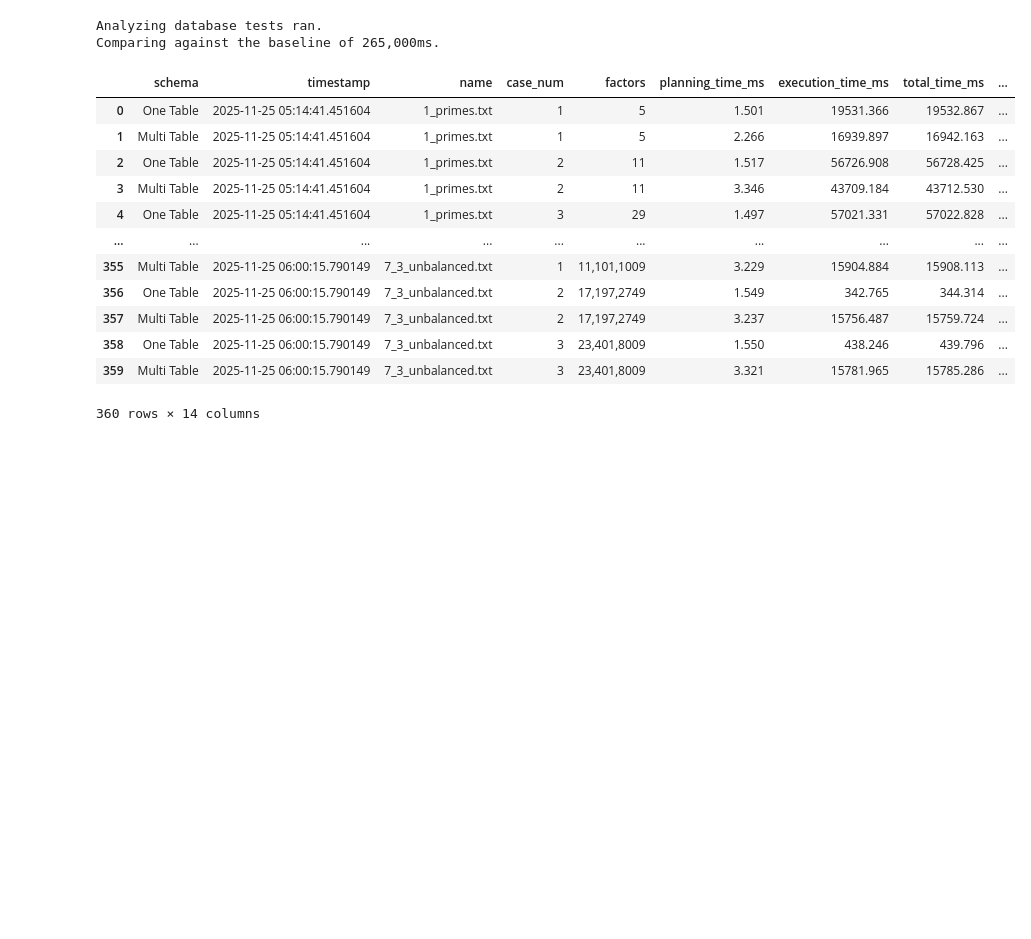
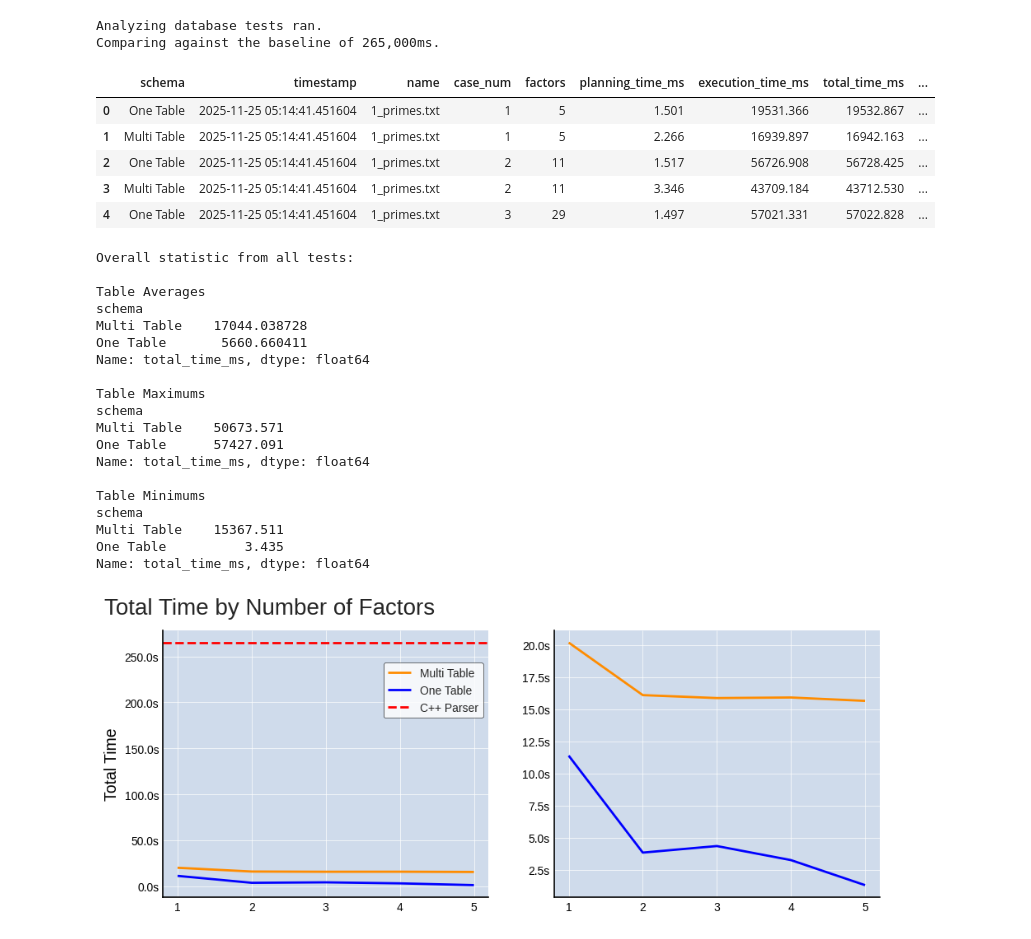
Before and after one commit to gustavo-bravo11/CPSC571-Carmichael_Storage, a Jupyter notebook: performance_testing/analyze_results.ipynb, the cells around one changed output. Saved outputs shown, nothing was run; the diff lists cells and outputs as text; code cells hidden in the pictures; blank space fills up the shorter version.

Commit message:
Added some visualizations, created functions to be used by us in the report

```diff
--- a/performance_testing/analyze_results.ipynb
+++ b/performance_testing/analyze_results.ipynb
@@ -82,3 +87,26 @@ def collect_and_parse_data() -> list[list[dict]]:
         results += parse_explain_file(item / MULTI_TABLE_FILENAME, item.name, "Multi Table")
 
     return results
+# %%
+def clean_names(name: str) -> str:
+    """
+    Helper function used to sanitize the column names for visualizing.
+    """
+    return name.replace('_', ' ').replace('num', 'Number').replace('ms','').strip().title()
+
+def ms_to_s(val: str, pos:int) -> str:
+    """
+    Helper callback used to convert ms to s
+    by Str formatter.
+    """
+    return f'{val/1000}s'
+
+def display_summary_stats(df:pd.DataFrame) -> None:
+    print("\nOverall statistic from all tests:")
+    print("\nTable Averages")
+    print(df.groupby(['schema'])['total_time_ms'].mean())
+    print("\nTable Maximums")
+    print(df.groupby(['schema'])['total_time_ms'].max())
+    print("\nTable Minimums")
+    print(df.groupby(['schema'])['total_time_ms'].min())
+    print()
@@ -118,39 +284,68 @@ def main():
     )
 
     # Balanced if the order of magnitudes equal from min to max
     results_df["balanced"] = results_df.apply(
         lambda x: "Balanced" if x["min_ord_mag10"] == x["max_ord_mag10"] else "Unbalanced",
         axis=1
     )
 
     # Sort the table by timestamp (asc), name (asc), case_num (asc), schema (asc)
     results_df.sort_values(
         ["timestamp", "name", "case_num", "schema"],
         ascending=[True, True, True, False],
         ignore_index=True,
         inplace=True,
     )
 
-    display(results_df)
+    display(results_df.head())
 
-    # Summary statistics on the data
+    display_summary_stats(results_df)
+
+    # Create some visualizations!
+    create_grid(
+        df=results_df,
+        title="Total Time by Number of Factors",
+        gb_col='num_of_factors',
+        val_col='total_time_ms'
+    )
+
+    create_grid(
+        df=results_df,
+        title="Improvement From Baseline",
+        gb_col='num_of_factors',
+        val_col='improvement_ms',
+        improvement=True
+    )
 
 
 if __name__ == "__main__":
     main()
 # %% [output]
 Analyzing database tests ran.
 Comparing against the baseline of 265,000ms.
 |  | schema | timestamp | name | case_num | factors | planning_time_ms | execution_time_ms | total_time_ms | ... |
 | 0 | One Table | 2025-11-25 05:14:41.451604 | 1_primes.txt | 1 | 5 | 1.501 | 19531.366 | 19532.867 | ... |
 | 1 | Multi Table | 2025-11-25 05:14:41.451604 | 1_primes.txt | 1 | 5 | 2.266 | 16939.897 | 16942.163 | ... |
 | 2 | One Table | 2025-11-25 05:14:41.451604 | 1_primes.txt | 2 | 11 | 1.517 | 56726.908 | 56728.425 | ... |
 | 3 | Multi Table | 2025-11-25 05:14:41.451604 | 1_primes.txt | 2 | 11 | 3.346 | 43709.184 | 43712.530 | ... |
 | 4 | One Table | 2025-11-25 05:14:41.451604 | 1_primes.txt | 3 | 29 | 1.497 | 57021.331 | 57022.828 | ... |
-| ... | ... | ... | ... | ... | ... | ... | ... | ... | ... |
-| 355 | Multi Table | 2025-11-25 06:00:15.790149 | 7_3_unbalanced.txt | 1 | 11,101,1009 | 3.229 | 15904.884 | 15908.113 | ... |
-| 356 | One Table | 2025-11-25 06:00:15.790149 | 7_3_unbalanced.txt | 2 | 17,197,2749 | 1.549 | 342.765 | 344.314 | ... |
-| 357 | Multi Table | 2025-11-25 06:00:15.790149 | 7_3_unbalanced.txt | 2 | 17,197,2749 | 3.237 | 15756.487 | 15759.724 | ... |
-| 358 | One Table | 2025-11-25 06:00:15.790149 | 7_3_unbalanced.txt | 3 | 23,401,8009 | 1.550 | 438.246 | 439.796 | ... |
-| 359 | Multi Table | 2025-11-25 06:00:15.790149 | 7_3_unbalanced.txt | 3 | 23,401,8009 | 3.321 | 15781.965 | 15785.286 | ... |
-360 rows × 14 columns
+Overall statistic from all tests:
+
+Table Averages
+schema
+Multi Table    17044.038728
+One Table       5660.660411
+Name: total_time_ms, dtype: float64
+
+Table Maximums
+schema
+Multi Table    50673.571
+One Table      57427.091
+Name: total_time_ms, dtype: float64
+
+Table Minimums
+schema
+Multi Table    15367.511
+One Table          3.435
+Name: total_time_ms, dtype: float64
+[figure, added]
```
Also changed, not shown: parts of 5 cells of this notebook.
